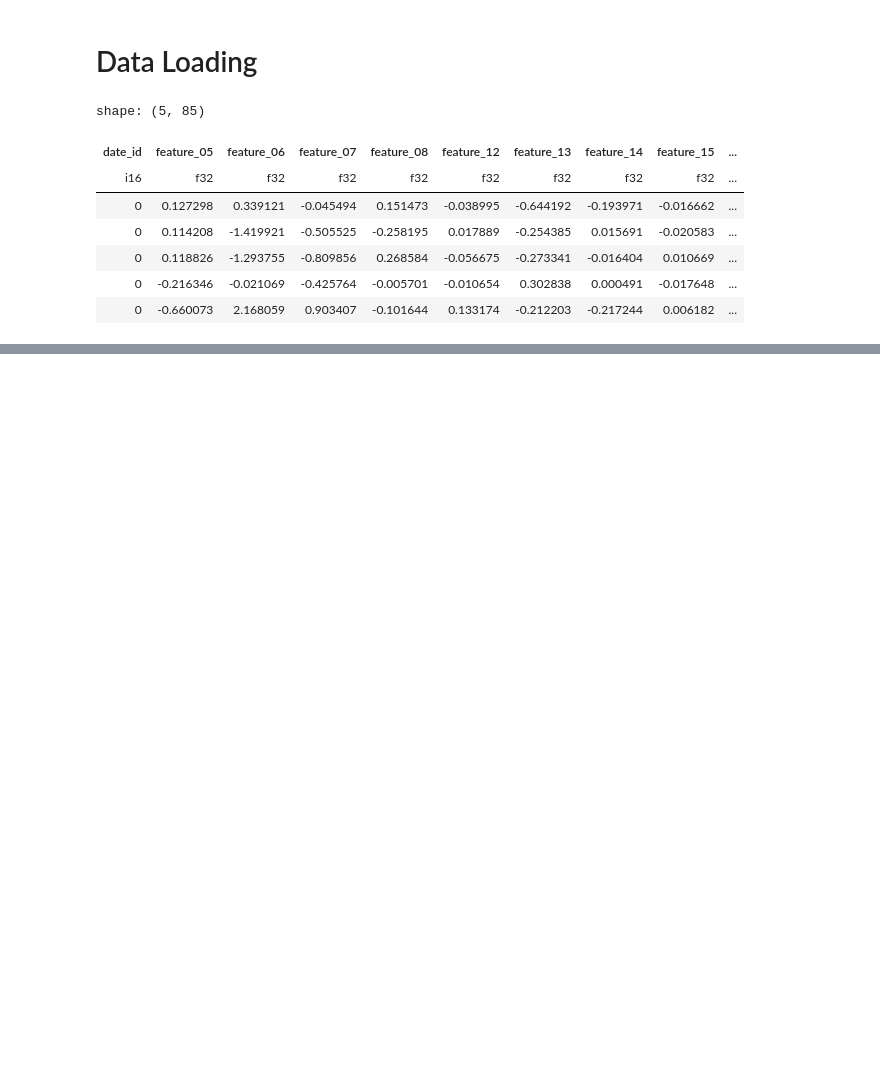
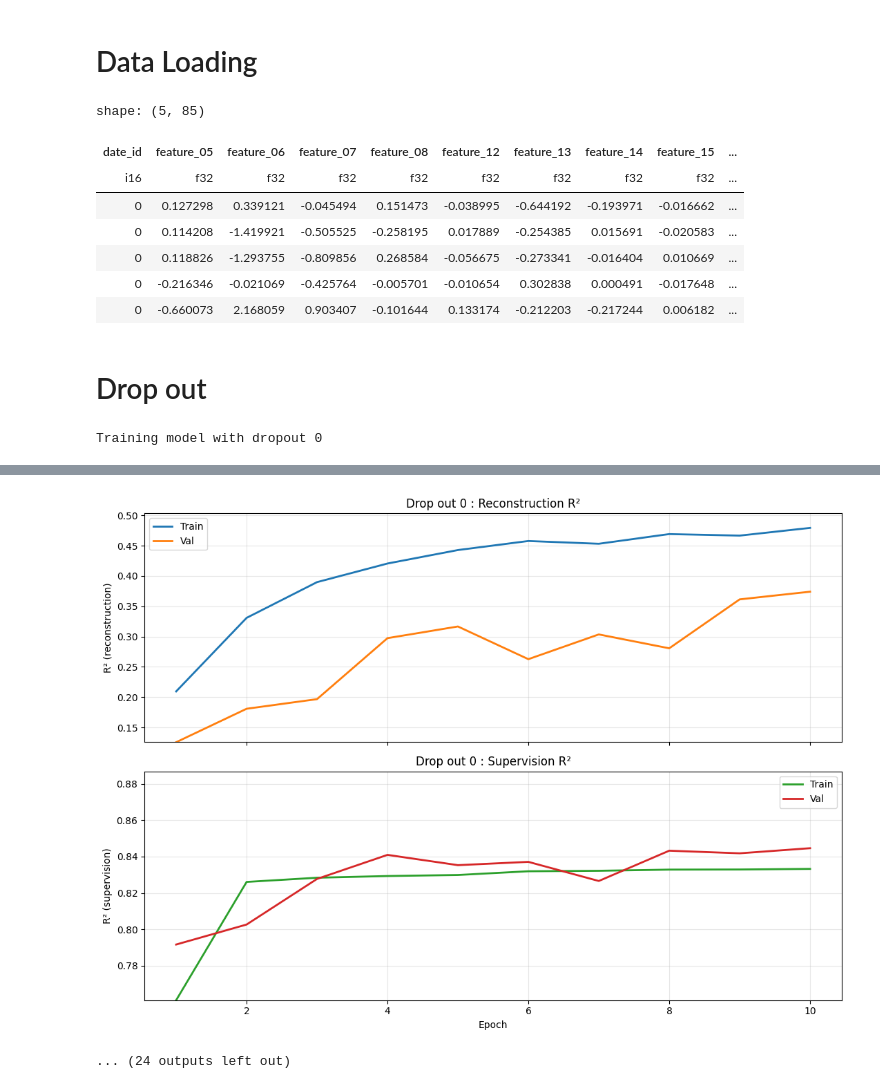
Before and after one commit to MaxCoppa/Advanced-ML, a Jupyter notebook: line_encoding/advanced_ae.ipynb, the cells around one changed output, grey strips where cells are left out. Drawn from its saved outputs; the diff is of its cells as text; code cells hidden in the pictures; blank space fills up the shorter version.

Commit message:
parameters study ae

```diff
--- a/line_encoding/advanced_ae.ipynb
+++ b/line_encoding/advanced_ae.ipynb
@@ -74,3 +74,46 @@ val_dataset = TimeSeriesDataset(x_val_np, y_val_np)
 # Loader
 train_data_loader = DataLoader(train_dataset, batch_size=2048, shuffle=True, num_workers=0)
 val_data_loader = DataLoader(val_dataset, batch_size=2048, shuffle=False, num_workers=0)
+
+# define model parameters
+n_feat = len(features)
+n_latent = 16
+encoder_hidden = [64, 32]
+decoder_hidden = [32, 64]
+head_hidden = [8, 8, 4]
+
+# optimization parameters
+lr = 0.5e-2
+alpha = 0.1
+beta = 1.0
+n_epochs = 10
+# %% [markdown]
+# Drop out
+# %%
+drop_out_values = [0, 0.15, 0.3]
+models_drop_out = { p : AutoEncoder(
+    n_feat=n_feat,
+    n_latent=n_latent,
+    encoder_hidden=encoder_hidden,
+    decoder_hidden=decoder_hidden,
+    head_hidden=head_hidden,
+    dropout_p=p
+) for p in drop_out_values }
+
+results_drop_out = {}
+for p, model in tqdm(models_drop_out.items()):
+    print(f"Training model with dropout {p}")
+    optimizer = Adam(model.parameters(), lr=lr)
+    criterion = CombinedLoss(alpha=alpha, beta=beta)
+    results_drop_out[p] = train_model(
+    model=model,
+    train_loader=train_data_loader,
+    val_loader=val_data_loader,
+    criterion=criterion,
+    optimizer=optimizer,
+    device=device,
+    n_epochs=n_epochs,
+    title = f"Drop out {p}"
+    )
+# %% [output]
+Training model with dropout 0
@@ -76,0 +130,2 @@ val_data_loader = DataLoader(val_dataset, batch_size=2048, shuffle=False, num_wo
+[figure, added]
+... (24 outputs left out)
```
Also changed, not shown: parts of 5 cells of this notebook.
